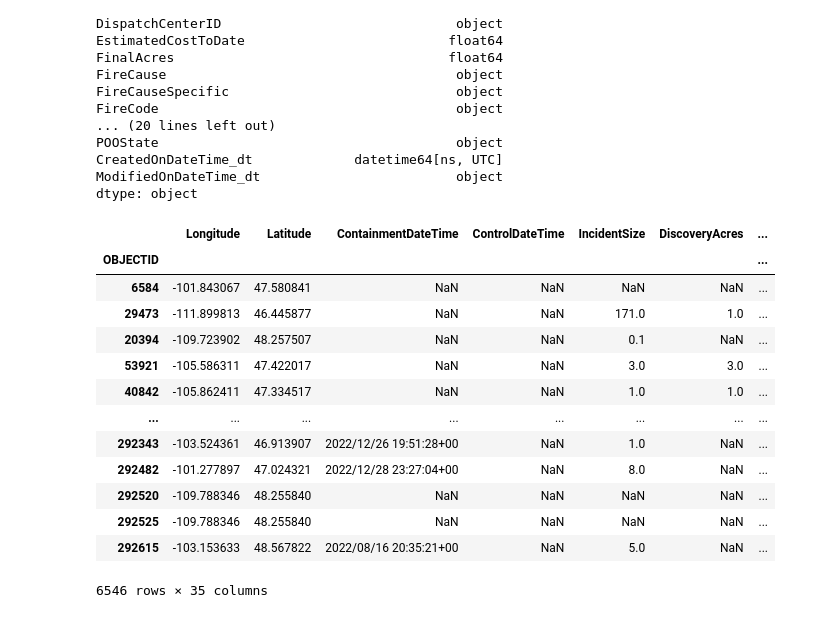
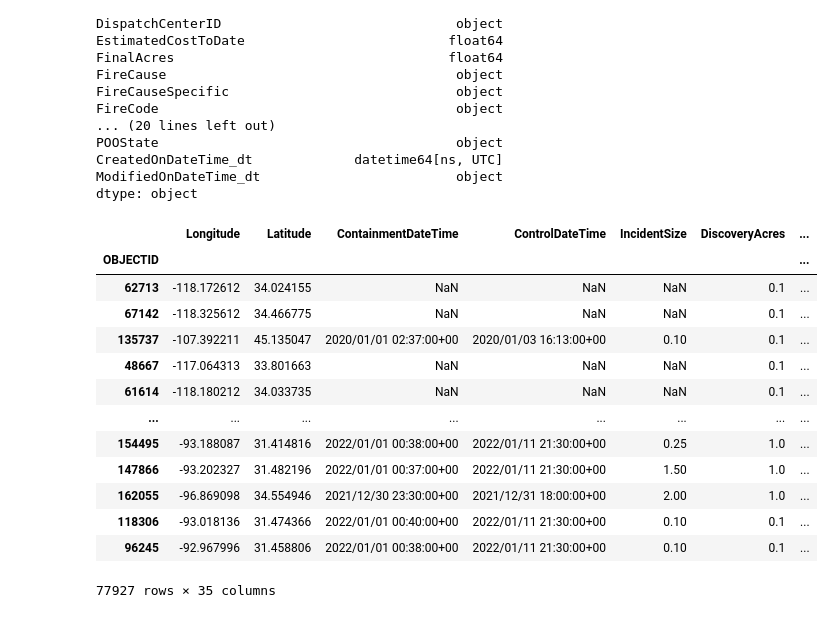
Before and after one commit to SD-2023-CS02/Wildfire-Resource-Simulator, a Jupyter notebook: wfigs_fire_data.ipynb, the cells around one changed output. Drawn from its saved outputs; the diff is of its cells as text; code cells hidden in the pictures.

```diff
--- a/wfigs_fire_data.ipynb
+++ b/wfigs_fire_data.ipynb
@@ -320,39 +320,39 @@ dtype: object
 # %%
 EAST_BOUNDARY = 45.817
 WEST_BOUNDARY = 65.817
 NORTH_BOUNDARY = -111.929
 SOUTH_BOUNDARY = -98.437
 
 # Get the column data by date
 date_data = df_sorted['CreatedOnDateTime_dt']
 
 # Filter the data between 2020 and 2022
 filtered_df = df_sorted.loc[(df_sorted['CreatedOnDateTime_dt'] > '2020-01-01')
-                            & (df_sorted['CreatedOnDateTime_dt'] < '2023-01-01')]
+                            & (df_sorted['CreatedOnDateTime_dt'] < '2022-01-01')]
 
-filtered_df = filtered_df.loc[(df_sorted['Latitude'] > EAST_BOUNDARY)
-                              & (df_sorted['Latitude'] < WEST_BOUNDARY)]
+# filtered_df = filtered_df.loc[(df_sorted['Latitude'] > EAST_BOUNDARY)
+#                               & (df_sorted['Latitude'] < WEST_BOUNDARY)]
 
-filtered_df = filtered_df.loc[(df_sorted['Longitude'] < SOUTH_BOUNDARY)
-                              & (df_sorted['Longitude'] > NORTH_BOUNDARY)]
+# filtered_df = filtered_df.loc[(df_sorted['Longitude'] < SOUTH_BOUNDARY)
+#                               & (df_sorted['Longitude'] > NORTH_BOUNDARY)]
 
 # display the filtered data
 display(filtered_df)
 # %% [output]
 |  | Longitude | Latitude | ContainmentDateTime | ControlDateTime | IncidentSize | DiscoveryAcres | ... |
 | OBJECTID |  |  |  |  |  |  | ... |
-| 6584 | -101.843067 | 47.580841 | NaN | NaN | NaN | NaN | ... |
-| 29473 | -111.899813 | 46.445877 | NaN | NaN | 171.0 | 1.0 | ... |
-| 20394 | -109.723902 | 48.257507 | NaN | NaN | 0.1 | NaN | ... |
-| 53921 | -105.586311 | 47.422017 | NaN | NaN | 3.0 | 3.0 | ... |
-| 40842 | -105.862411 | 47.334517 | NaN | NaN | 1.0 | 1.0 | ... |
+| 62713 | -118.172612 | 34.024155 | NaN | NaN | NaN | 0.1 | ... |
+| 67142 | -118.325612 | 34.466775 | NaN | NaN | NaN | 0.1 | ... |
+| 135737 | -107.392211 | 45.135047 | 2020/01/01 02:37:00+00 | 2020/01/03 16:13:00+00 | 0.10 | 0.1 | ... |
+| 48667 | -117.064313 | 33.801663 | NaN | NaN | NaN | 0.1 | ... |
+| 61614 | -118.180212 | 34.033735 | NaN | NaN | NaN | 0.1 | ... |
 | ... | ... | ... | ... | ... | ... | ... | ... |
-| 292343 | -103.524361 | 46.913907 | 2022/12/26 19:51:28+00 | NaN | 1.0 | NaN | ... |
-| 292482 | -101.277897 | 47.024321 | 2022/12/28 23:27:04+00 | NaN | 8.0 | NaN | ... |
-| 292520 | -109.788346 | 48.255840 | NaN | NaN | NaN | NaN | ... |
-| 292525 | -109.788346 | 48.255840 | NaN | NaN | NaN | NaN | ... |
-| 292615 | -103.153633 | 48.567822 | 2022/08/16 20:35:21+00 | NaN | 5.0 | NaN | ... |
+| 154495 | -93.188087 | 31.414816 | 2022/01/01 00:38:00+00 | 2022/01/11 21:30:00+00 | 0.25 | 1.0 | ... |
+| 147866 | -93.202327 | 31.482196 | 2022/01/01 00:37:00+00 | 2022/01/11 21:30:00+00 | 1.50 | 1.0 | ... |
+| 162055 | -96.869098 | 34.554946 | 2021/12/30 23:30:00+00 | 2021/12/31 18:00:00+00 | 2.00 | 1.0 | ... |
+| 118306 | -93.018136 | 31.474366 | 2022/01/01 00:40:00+00 | 2022/01/11 21:30:00+00 | 0.10 | 0.1 | ... |
+| 96245 | -92.967996 | 31.458806 | 2022/01/01 00:38:00+00 | 2022/01/11 21:30:00+00 | 0.10 | 0.1 | ... |
-6546 rows × 35 columns
+77927 rows × 35 columns
 # %%
 # Create a subset collection for initial front-end use and plotting
 # We want to use the following data: [CreateDate, ContainmentDate, FireOutTime, StartingBurnAcre, TotalBurnAcres, Latitude, Longitude]
```
Also changed, not shown: parts of 2 cells of this notebook, 5 other files.
